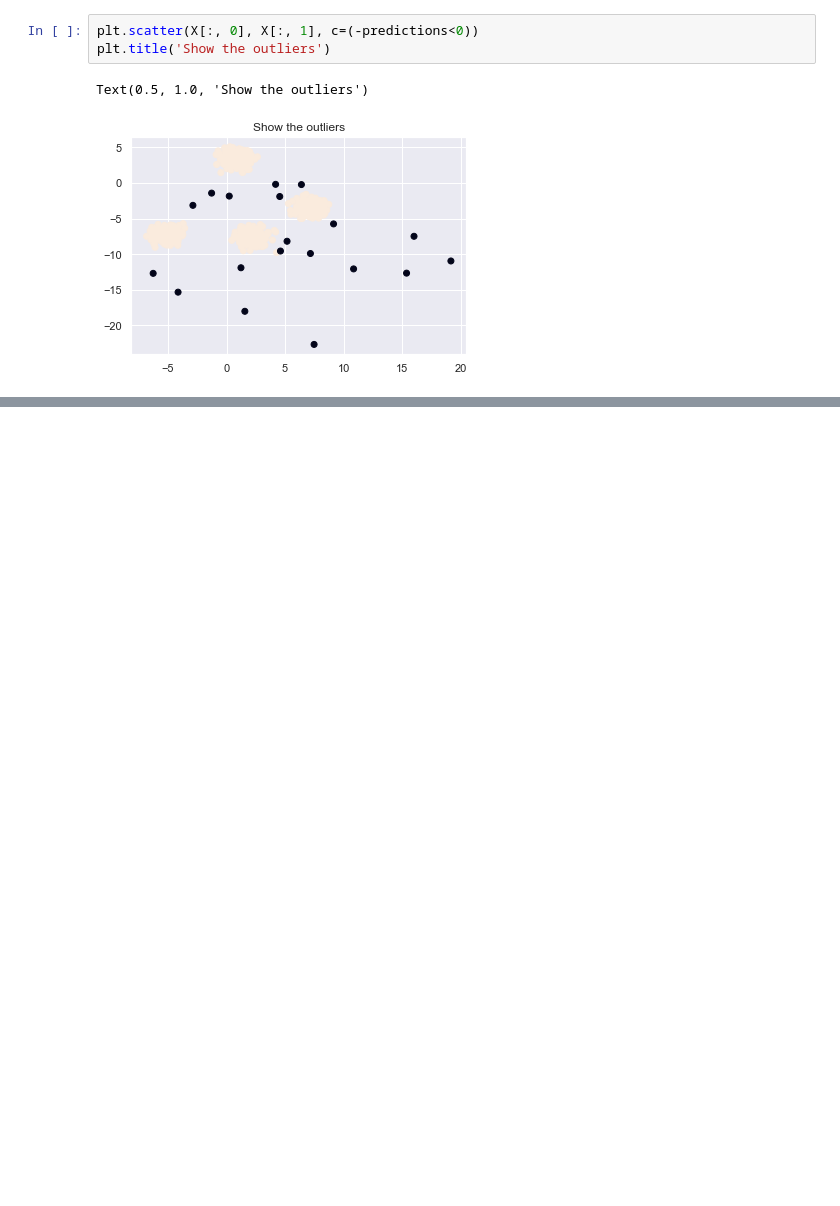
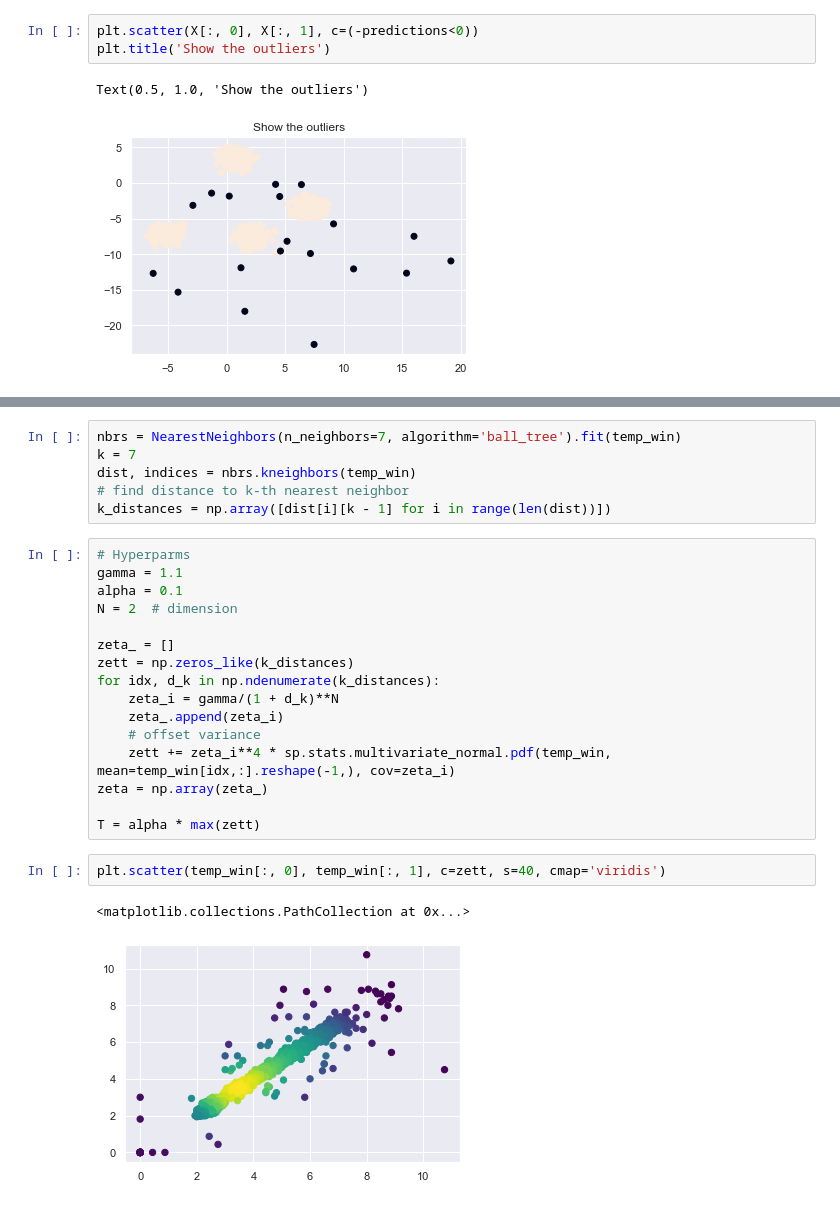
Before and after one commit to sedgewickmm18/notebooks-attic, a Jupyter notebook: Unsupervised outlier detection in multidimensional data.ipynb, the cells around one changed output, grey strips where cells are left out. Saved outputs shown, nothing was run; the diff lists cells and outputs as text; blank space fills up the shorter version.

```diff
--- a/Unsupervised outlier detection in multidimensional data.ipynb
+++ b/Unsupervised outlier detection in multidimensional data.ipynb
@@ -202,0 +242,27 @@ Text(0.5, 1.0, 'Show the outliers')
+# %%
+nbrs = NearestNeighbors(n_neighbors=7, algorithm='ball_tree').fit(temp_win)
+k = 7
+dist, indices = nbrs.kneighbors(temp_win)
+# find distance to k-th nearest neighbor
+k_distances = np.array([dist[i][k - 1] for i in range(len(dist))])
+# %%
+# Hyperparms
+gamma = 1.1
+alpha = 0.1
+N = 2  # dimension
+
+zeta_ = []
+zett = np.zeros_like(k_distances)
+for idx, d_k in np.ndenumerate(k_distances):
+    zeta_i = gamma/(1 + d_k)**N
+    zeta_.append(zeta_i)
+    # offset variance
+    zett += zeta_i**4 * sp.stats.multivariate_normal.pdf(temp_win, mean=temp_win[idx,:].reshape(-1,), cov=zeta_i)
+zeta = np.array(zeta_)
+
+T = alpha * max(zett)
+# %%
+plt.scatter(temp_win[:, 0], temp_win[:, 1], c=zett, s=40, cmap='viridis')
+# %% [output]
+<matplotlib.collections.PathCollection at 0x...>
+[figure, added]
```
Also changed, not shown: parts of 8 cells of this notebook.
